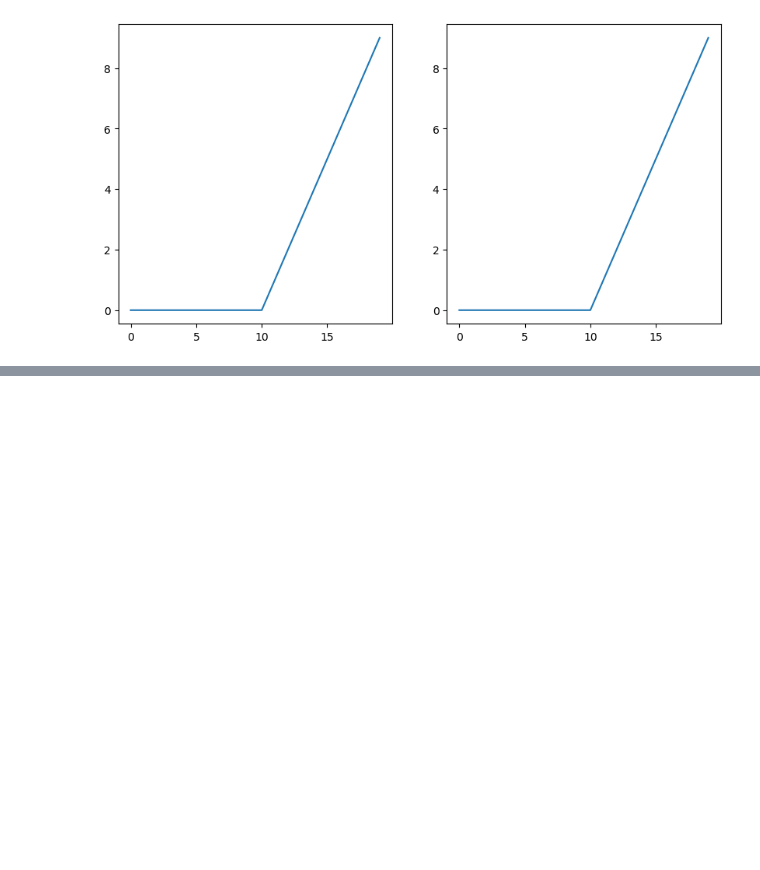
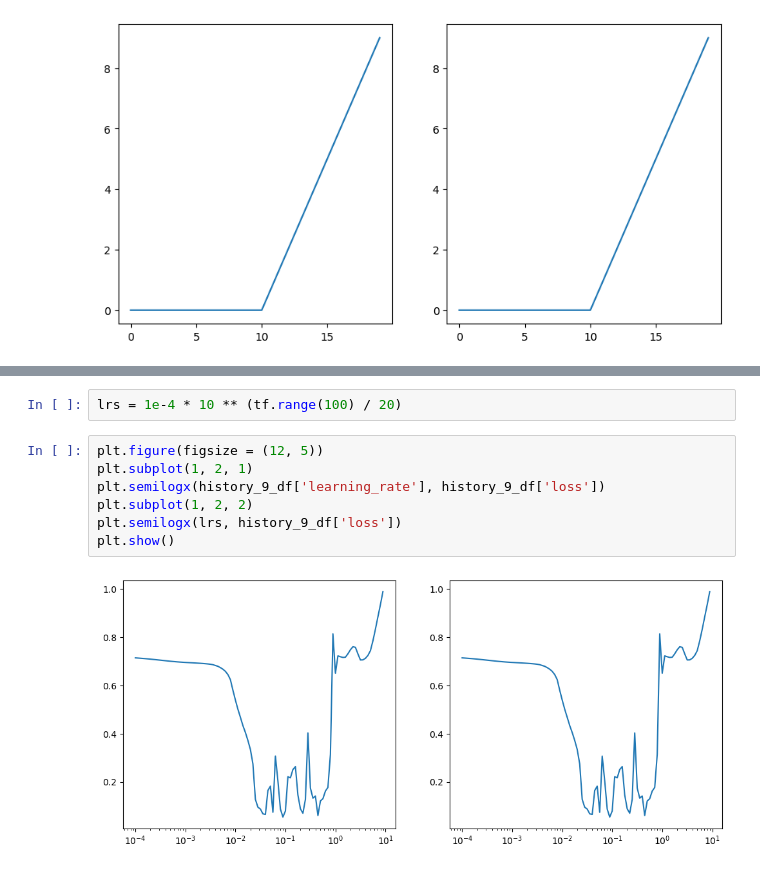
Before and after one commit to alchemistbg/udemy-tensorflow-developer-certificate-bootcamp, a Jupyter notebook: Section-04/Classification_with_tensorflow.ipynb, the cells around one changed output, grey strips where cells are left out. Saved outputs shown, nothing was run; the diff lists cells and outputs as text; blank space fills up the shorter version.

```diff
--- a/Section-04/Classification_with_tensorflow.ipynb
+++ b/Section-04/Classification_with_tensorflow.ipynb
@@ -635,0 +784,11 @@ ax[1].plot(A_relu_tf);
+# %%
+lrs = 1e-4 * 10 ** (tf.range(100) / 20)
+# %%
+plt.figure(figsize = (12, 5))
+plt.subplot(1, 2, 1)
+plt.semilogx(history_9_df['learning_rate'], history_9_df['loss'])
+plt.subplot(1, 2, 2)
+plt.semilogx(lrs, history_9_df['loss'])
+plt.show()
+# %% [output]
+[figure, added]
```
Also changed, not shown: parts of 32 cells of this notebook.
